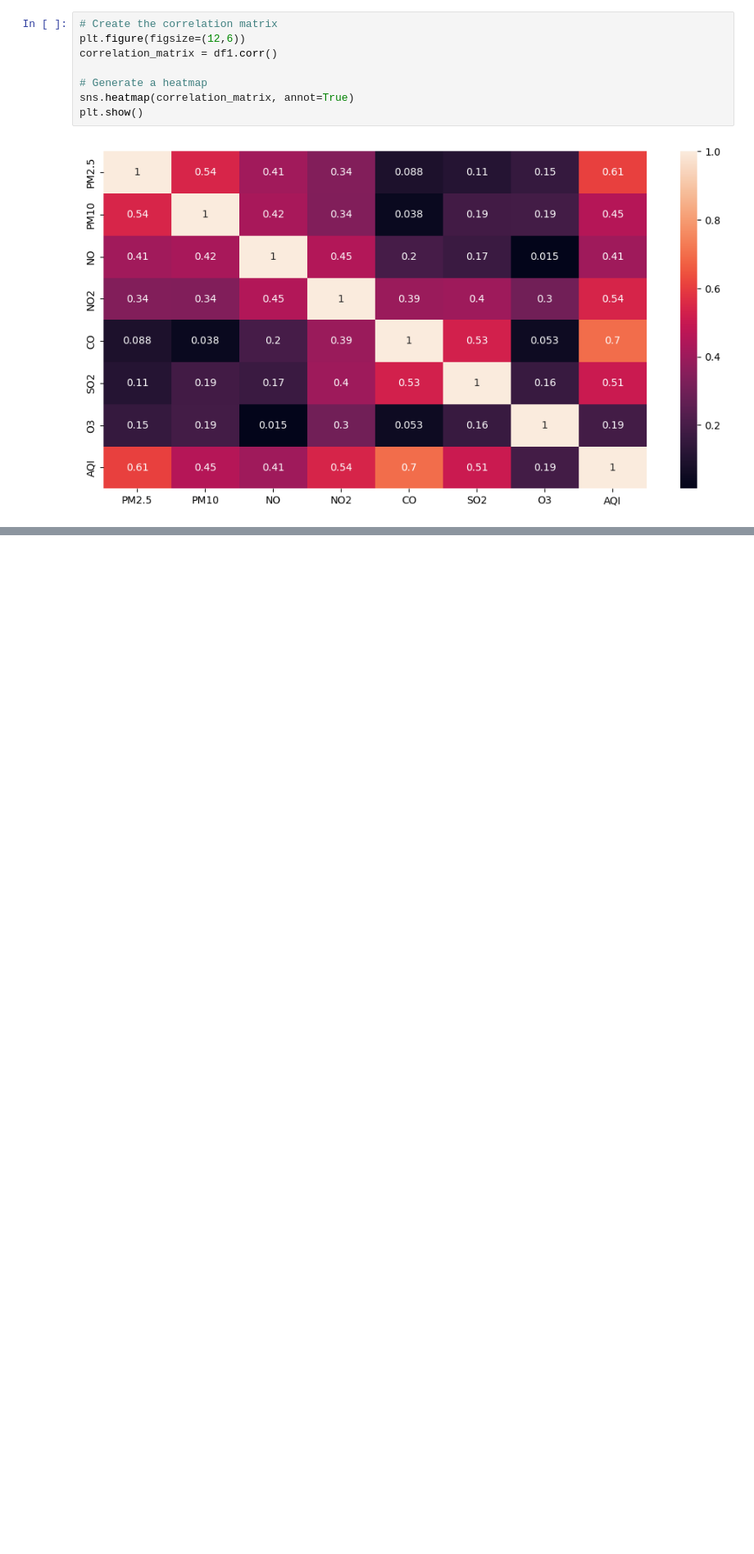
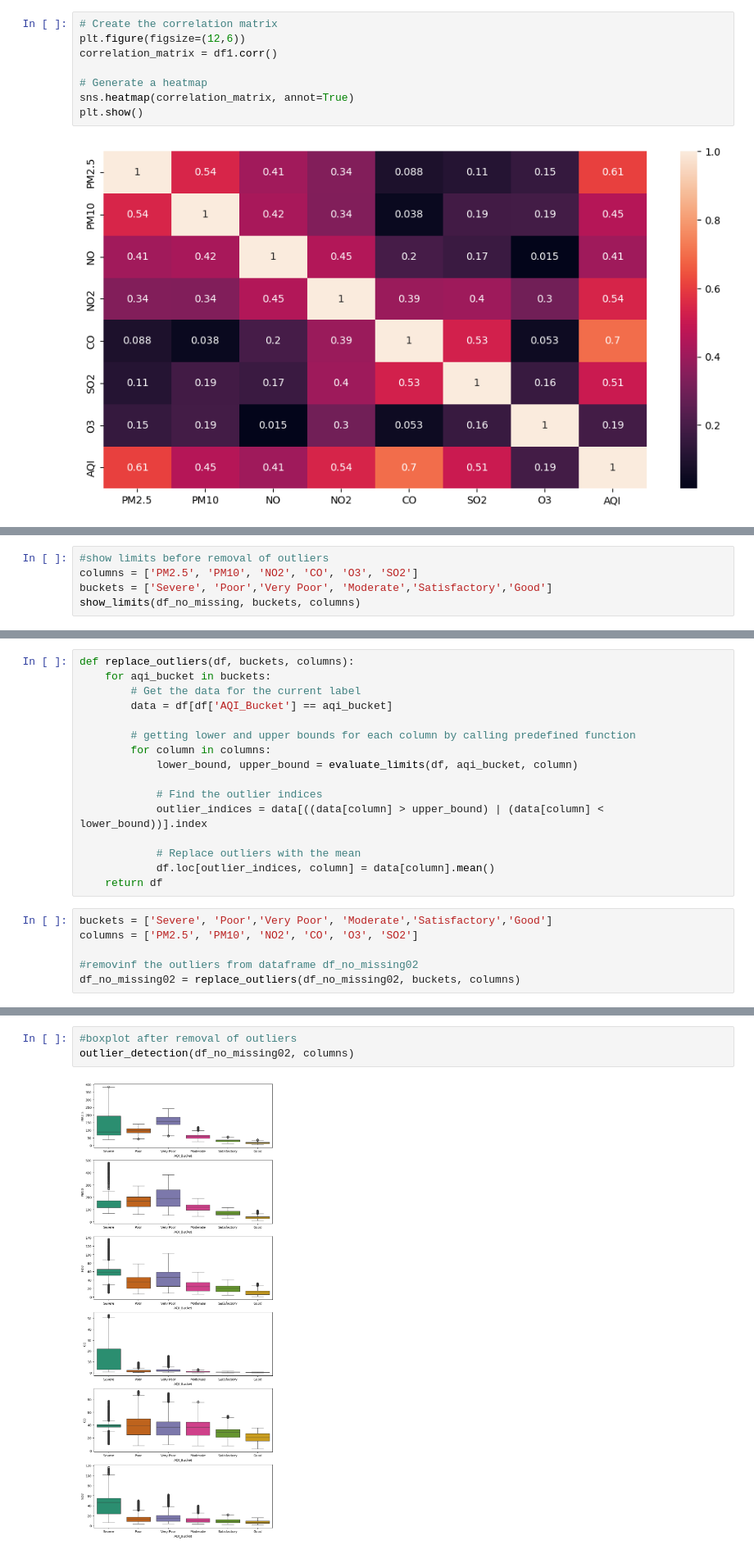
Before and after one commit to ShubhamKNIT/AlgoMinds, a Jupyter notebook: notebook/aqi_predictor.ipynb, the cells around one changed output, grey strips where cells are left out. Shown at 82% size. Drawn from its saved outputs; the diff is of its cells as text; blank space fills up the shorter version.

```diff
--- a/notebook/aqi_predictor.ipynb
+++ b/notebook/aqi_predictor.ipynb
@@ -302,0 +350,5 @@ plt.show()
+# %%
+#show limits before removal of outliers
+columns = ['PM2.5', 'PM10', 'NO2', 'CO', 'O3', 'SO2']
+buckets = ['Severe', 'Poor','Very Poor', 'Moderate','Satisfactory','Good']
+show_limits(df_no_missing, buckets, columns)
@@ -302,0 +414,22 @@ plt.show()
+# %%
+def replace_outliers(df, buckets, columns):
+    for aqi_bucket in buckets:
+        # Get the data for the current label
+        data = df[df['AQI_Bucket'] == aqi_bucket]
+
+        # getting lower and upper bounds for each column by calling predefined function
+        for column in columns:
+            lower_bound, upper_bound = evaluate_limits(df, aqi_bucket, column)
+
+            # Find the outlier indices
+            outlier_indices = data[((data[column] > upper_bound) | (data[column] < lower_bound))].index
+
+            # Replace outliers with the mean
+            df.loc[outlier_indices, column] = data[column].mean()
+    return df
+# %%
+buckets = ['Severe', 'Poor','Very Poor', 'Moderate','Satisfactory','Good']
+columns = ['PM2.5', 'PM10', 'NO2', 'CO', 'O3', 'SO2']
+
+#removinf the outliers from dataframe df_no_missing02
+df_no_missing02 = replace_outliers(df_no_missing02, buckets, columns)
@@ -302,0 +464,5 @@ plt.show()
+# %%
+#boxplot after removal of outliers
+outlier_detection(df_no_missing02, columns)
+# %% [output]
+[figure, added]
```
Also changed, not shown: parts of 17 cells of this notebook.
